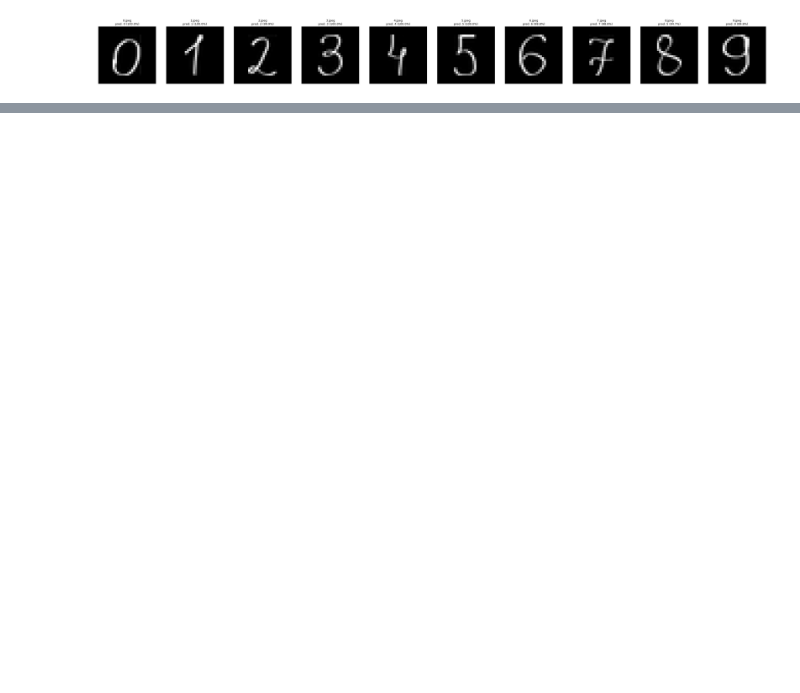
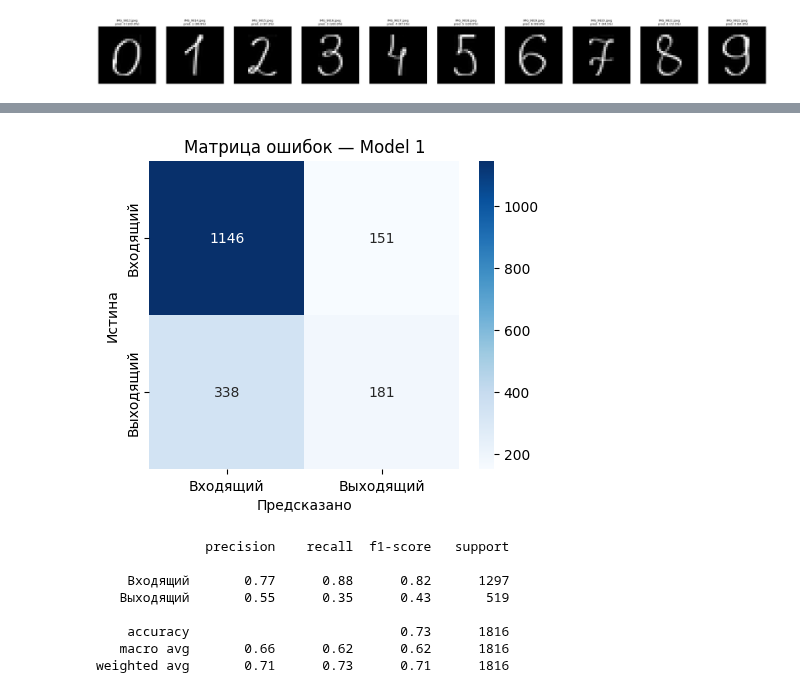
Before and after one commit to KKseniyaP/LearningProjects, a Jupyter notebook: ANN_LR4.ipynb, the cells around one changed output, grey strips where cells are left out. Cells and saved outputs as stored; diff of their text form; code cells hidden in the pictures; blank space fills up the shorter version.

```diff
--- a/ANN_LR4.ipynb
+++ b/ANN_LR4.ipynb
@@ -552,0 +852,17 @@ else:
+# %%
+print("=" * 60)
+print("Оценка моделей на валидации")
+print("=" * 60)
+
+score1 = model1.evaluate(val_gen, verbose=1)
+score2 = model2.evaluate(val_gen, verbose=1)
+
+print(f"\nModel 1: loss={score1[0]:.4f}, accuracy={score1[1]:.4%}")
+print(f"Model 2: loss={score2[0]:.4f}, accuracy={score2[1]:.4%}")
+
+if score1[1] >= score2[1]:
+    best_model, best_name, best_score = model1, 'Model 1', score1
+else:
+    best_model, best_name, best_score = model2, 'Model 2', score2
+
+print(f"\nЛучшая модель: {best_name} (accuracy = {best_score[1]:.4%})")
@@ -552,0 +880,21 @@ else:
+# %%
+val_gen.reset()
+y_pred_prob = best_model.predict(val_gen, verbose=1)
+y_pred = (y_pred_prob > 0.5).astype(int).flatten()
+y_true = val_gen.classes
+
+cm = confusion_matrix(y_true, y_pred)
+plt.figure(figsize=(5, 4))
+sns.heatmap(cm, annot=True, fmt='d', cmap='Blues',
+            xticklabels=list(val_gen.class_indices.keys()),
+            yticklabels=list(val_gen.class_indices.keys()))
+plt.xlabel('Предсказано')
+plt.ylabel('Истина')
+plt.title(f'Матрица ошибок — {best_name}')
+plt.show()
+
+print(classification_report(
+    y_true, y_pred,
+    target_names=list(val_gen.class_indices.keys())
+))
+# %% [output]
@@ -552,0 +902,9 @@ else:
+[figure, added]
+              precision    recall  f1-score   support
+
+    Входящий       0.77      0.88      0.82      1297
+   Выходящий       0.55      0.35      0.43       519
+
+    accuracy                           0.73      1816
+   macro avg       0.66      0.62      0.62      1816
+weighted avg       0.71      0.73      0.71      1816
```
Also changed, not shown: parts of 30 cells of this notebook.
